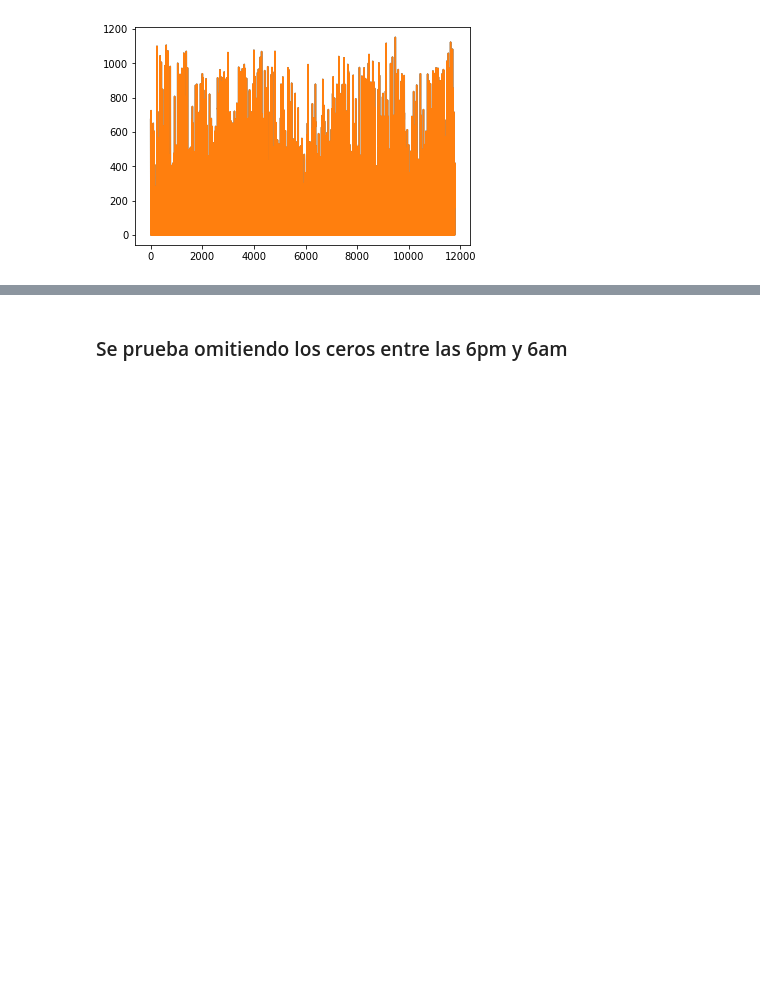
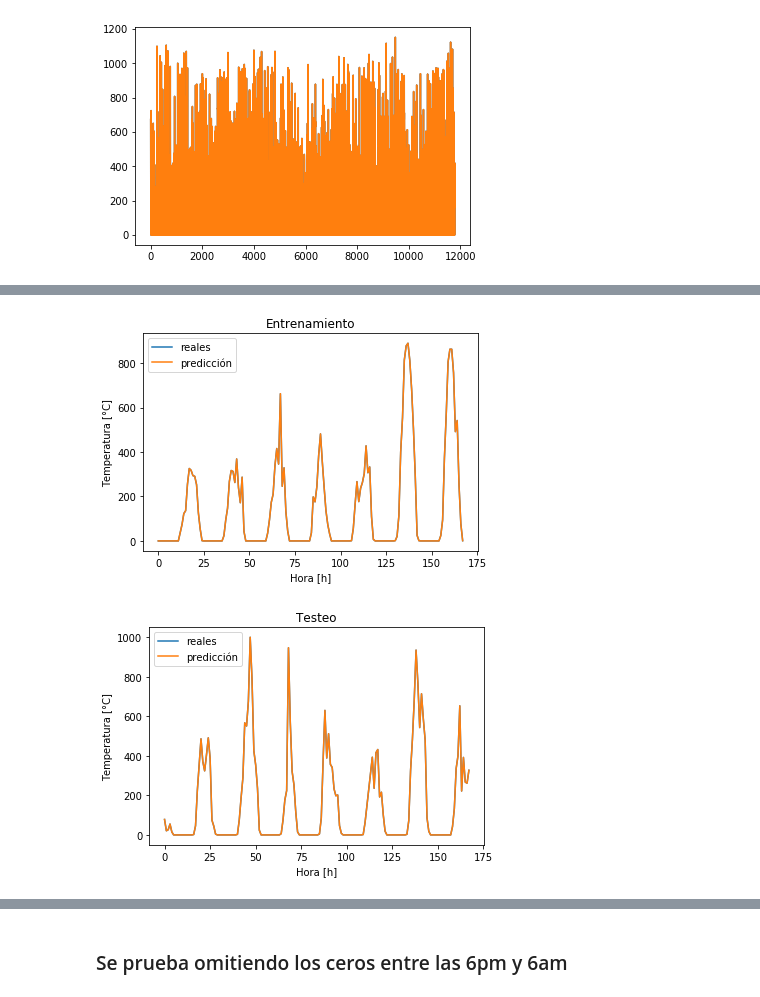
Before and after one commit to sofgutierrez6/ProyectoGrado, a Jupyter notebook: Proyecto_de_Grado.ipynb, the cells around one changed output, grey strips where cells are left out. Drawn from its saved outputs; the diff is of its cells as text; code cells hidden in the pictures; blank space fills up the shorter version.

```diff
--- a/Proyecto_de_Grado.ipynb
+++ b/Proyecto_de_Grado.ipynb
@@ -2395,2 +2393,9 @@ R2: 0.9999999878198821
+# %%
+k=1000
+graficar(y1 = trainY[k:k+7*24], y2 = yPredict_train[k:k+7*24], titulo = "Entrenamiento", leyendas = ["reales" , "predicción"])
+graficar(y1 = testY[k:k+7*24], y2 = yPredict_test[k:k+7*24], titulo = "Testeo", leyendas = ["reales" , "predicción"])
+# %% [output]
+[figure, added]
+[figure, added]
 # %%
 "Overfitting every where"
```
Also changed, not shown: parts of 17 cells of this notebook, 1 other file.
